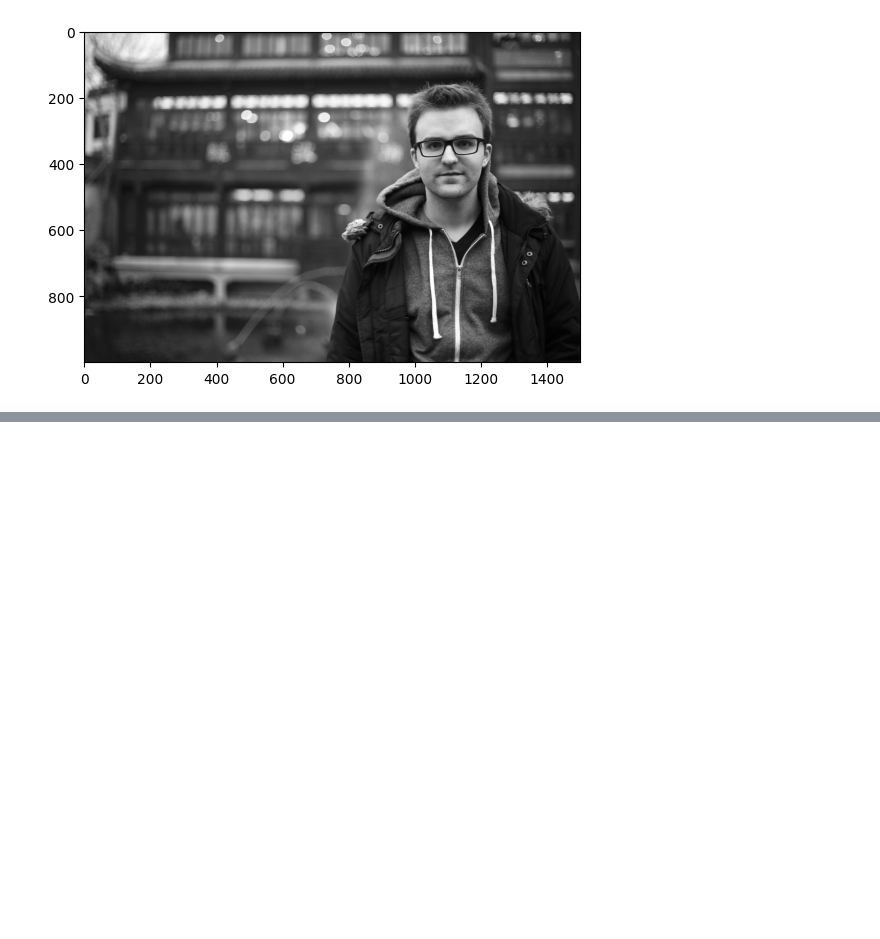
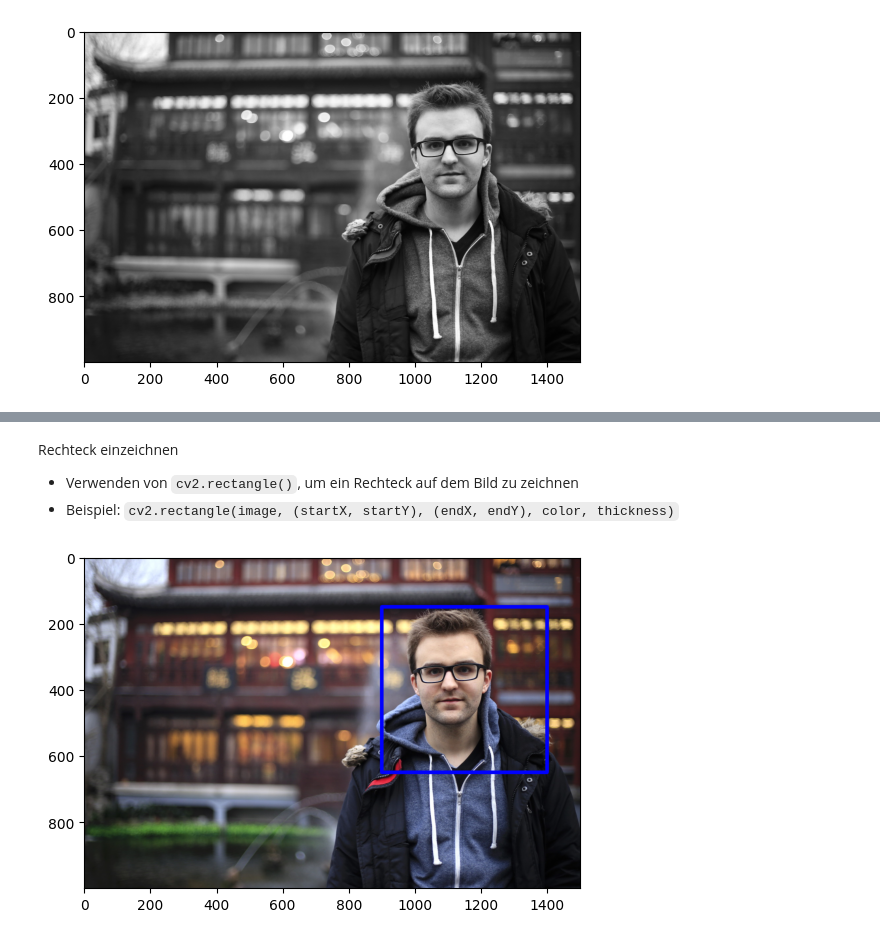
Before and after one commit to awweber/OpenCV, a Jupyter notebook: tutorial.ipynb, the cells around one changed output, grey strips where cells are left out. Drawn from its saved outputs; the diff is of its cells as text; code cells hidden in the pictures; blank space fills up the shorter version.

```diff
--- a/tutorial.ipynb
+++ b/tutorial.ipynb
@@ -41,0 +62,18 @@ plt.show()
+# %% [markdown]
+Rechteck einzeichnen
+- Verwenden von `cv2.rectangle()`, um ein Rechteck auf dem Bild zu zeichnen
+- Beispiel: `cv2.rectangle(image, (startX, startY), (endX, endY), color, thickness)`
+# %%
+startX = 900
+startY = 150
+endX = startX + 500
+endY = startY + 500
+edgecolor = (0, 0, 255) # Blau in RGB
+thickness = 10
+
+cv2.rectangle(image, (startX, startY), (endX, endY), edgecolor, thickness)
+
+plt.imshow(image)
+plt.show()
+# %% [output]
+[figure, added]
```
Also changed, not shown: parts of 7 cells of this notebook.
